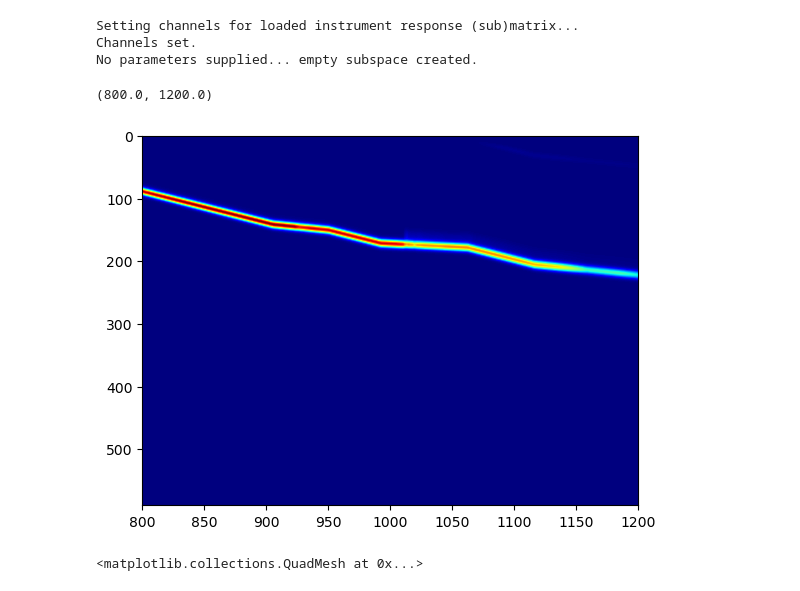
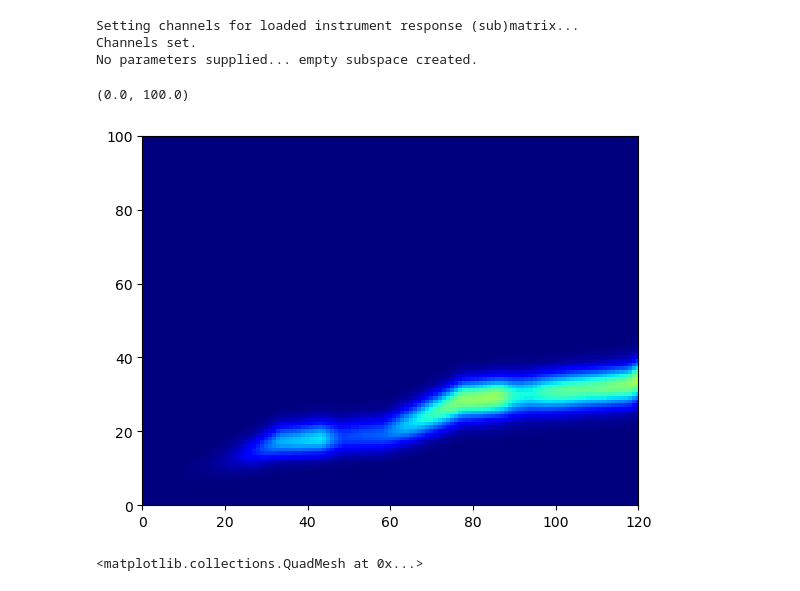
Before and after one commit to Basdorsman/xpsi, a Jupyter notebook: AMXPs/Notebooks/Instrument comparison.ipynb, the cells around one changed output. Cells and saved outputs as stored; diff of their text form; code cells hidden in the pictures.

```diff
--- a/AMXPs/Notebooks/Instrument comparison.ipynb
+++ b/AMXPs/Notebooks/Instrument comparison.ipynb
@@ -72,11 +72,12 @@ No parameters supplied... empty subspace created.
 # %%
 fig, ax = plt.subplots()
 
 ax.imshow(NICER2019.matrix, cmap='jet', aspect='auto')
-ax.set_xlim([800,1200])
+ax.set_xlim([0,120])
+ax.set_ylim([0,100])
 # %% [output]
-(800.0, 1200.0)
+(0.0, 100.0)
-[figure, old version]
+[figure, new version]
 # %%
 plt.pcolormesh(NICER2019.energy_edges, NICER2019.channel_edges, NICER2019.matrix)
 # %% [output]
```
Also changed, not shown: 3 other files.
